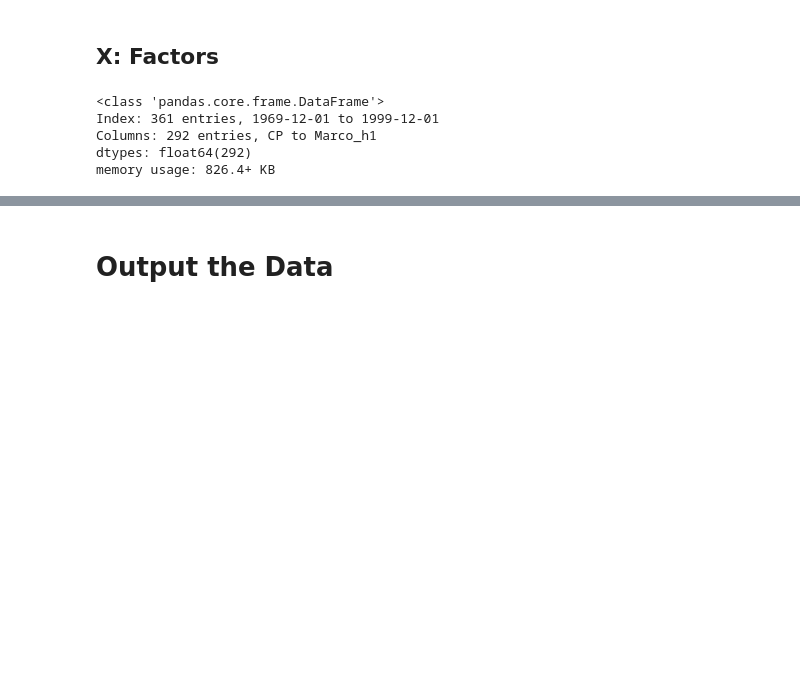
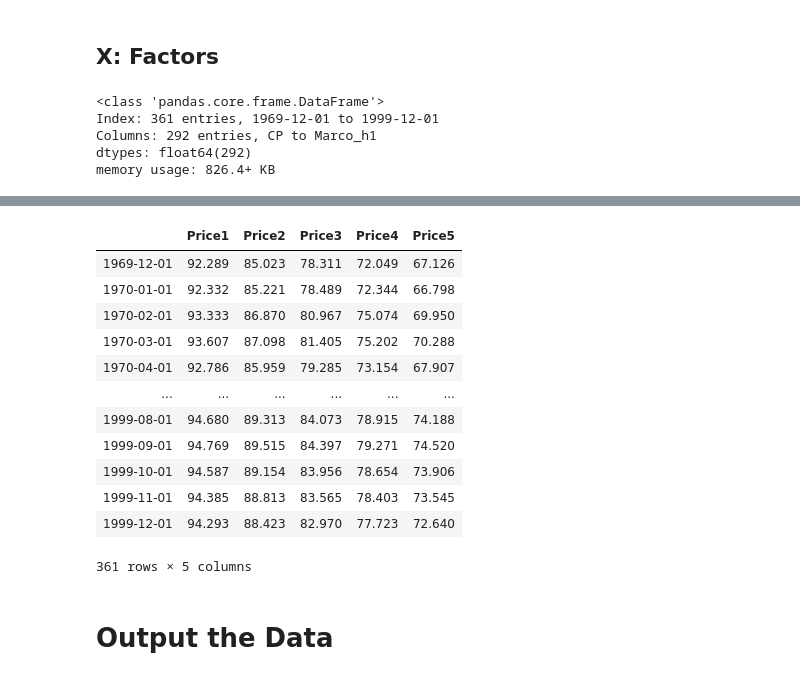
Before and after one commit to wgcgxp/ZJU_FIS_Group_Project, a Jupyter notebook: XGBoost/Preprocessing.ipynb, the cells around one changed output, grey strips where cells are left out. Drawn from its saved outputs; the diff is of its cells as text; code cells hidden in the pictures; blank space fills up the shorter version.

```diff
--- a/XGBoost/Preprocessing.ipynb
+++ b/XGBoost/Preprocessing.ipynb
@@ -136,4 +125,20 @@ dtypes: object(2)
 memory usage: 8.5+ KB
+# %%
+df_price
+# %% [output]
+|  | Price1 | Price2 | Price3 | Price4 | Price5 |
+| 1969-12-01 | 92.289 | 85.023 | 78.311 | 72.049 | 67.126 |
+| 1970-01-01 | 92.332 | 85.221 | 78.489 | 72.344 | 66.798 |
+| 1970-02-01 | 93.333 | 86.870 | 80.967 | 75.074 | 69.950 |
+| 1970-03-01 | 93.607 | 87.098 | 81.405 | 75.202 | 70.288 |
+| 1970-04-01 | 92.786 | 85.959 | 79.285 | 73.154 | 67.907 |
+| ... | ... | ... | ... | ... | ... |
+| 1999-08-01 | 94.680 | 89.313 | 84.073 | 78.915 | 74.188 |
+| 1999-09-01 | 94.769 | 89.515 | 84.397 | 79.271 | 74.520 |
+| 1999-10-01 | 94.587 | 89.154 | 83.956 | 78.654 | 73.906 |
+| 1999-11-01 | 94.385 | 88.813 | 83.565 | 78.403 | 73.545 |
+| 1999-12-01 | 94.293 | 88.423 | 82.970 | 77.723 | 72.640 |
+361 rows × 5 columns
 # %% [markdown]
 # Output the Data
 # %%
```
Also changed, not shown: parts of 3 cells of this notebook, 6 other files.
